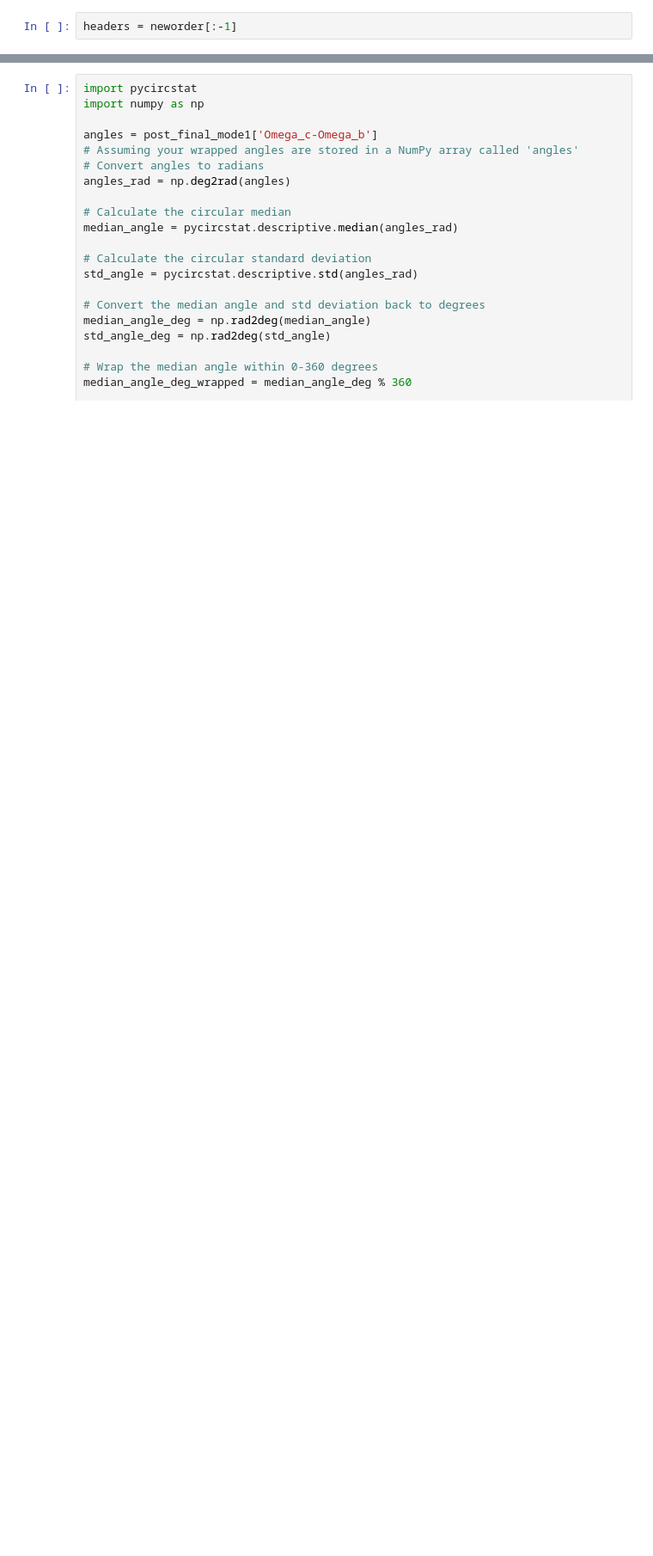
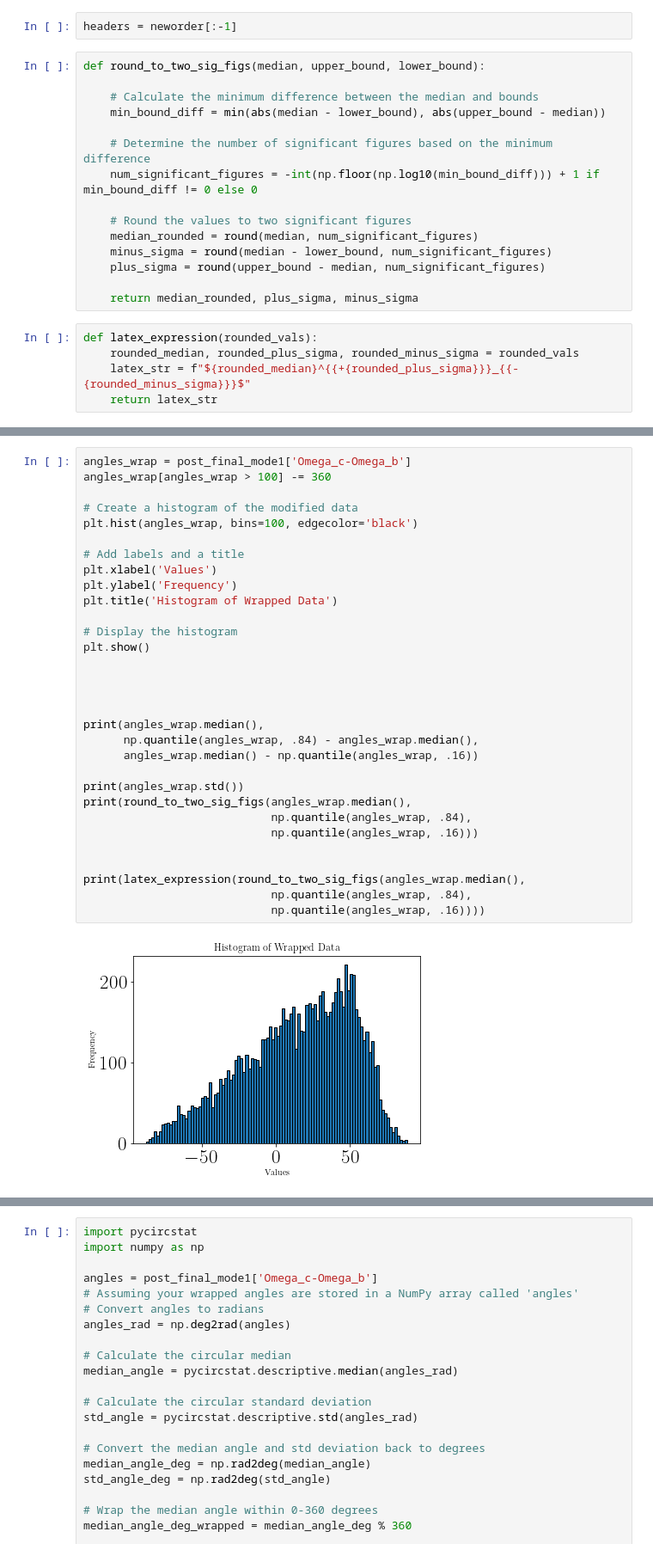
Before and after one commit to dyahalomi/Kepler1513, a Jupyter notebook: SWIFT_kepler1513_final/posterior/posteriors.ipynb, the cells around one changed output, grey strips where cells are left out. Shown at 86% size. Drawn from its saved outputs; the diff is of its cells as text; blank space fills up the shorter version.

Commit message:
update posterior notebook with 1-sigma quantiles

```diff
--- a/SWIFT_kepler1513_final/posterior/posteriors.ipynb
+++ b/SWIFT_kepler1513_final/posterior/posteriors.ipynb
@@ -201,5 +201,25 @@ WARNING:root:Pandas support in corner is deprecated; use ArviZ directly
 [figure]
 # %%
 headers = neworder[:-1]
+# %%
+def round_to_two_sig_figs(median, upper_bound, lower_bound):
+
+    # Calculate the minimum difference between the median and bounds
+    min_bound_diff = min(abs(median - lower_bound), abs(upper_bound - median))
+
+    # Determine the number of significant figures based on the minimum difference
+    num_significant_figures = -int(np.floor(np.log10(min_bound_diff))) + 1 if min_bound_diff != 0 else 0
+
+    # Round the values to two significant figures
+    median_rounded = round(median, num_significant_figures)
+    minus_sigma = round(median - lower_bound, num_significant_figures)
+    plus_sigma = round(upper_bound - median, num_significant_figures)
+
+    return median_rounded, plus_sigma, minus_sigma
+# %%
+def latex_expression(rounded_vals):
+    rounded_median, rounded_plus_sigma, rounded_minus_sigma = rounded_vals
+    latex_str = f"${rounded_median}^{{+{rounded_plus_sigma}}}_{{-{rounded_minus_sigma}}}$"
+    return latex_str
 # %%
 for label in headers:
@@ -226,0 +259,33 @@ Omega_c-Omega_b 51.26457658900999 140.53712148603648
+# %%
+angles_wrap = post_final_mode1['Omega_c-Omega_b']
+angles_wrap[angles_wrap > 100] -= 360
+
+# Create a histogram of the modified data
+plt.hist(angles_wrap, bins=100, edgecolor='black')
+
+# Add labels and a title
+plt.xlabel('Values')
+plt.ylabel('Frequency')
+plt.title('Histogram of Wrapped Data')
+
+# Display the histogram
+plt.show()
+
+
+
+
+print(angles_wrap.median(),
+      np.quantile(angles_wrap, .84) - angles_wrap.median(),
+      angles_wrap.median() - np.quantile(angles_wrap, .16))
+
+print(angles_wrap.std())
+print(round_to_two_sig_figs(angles_wrap.median(),
+                            np.quantile(angles_wrap, .84),
+                            np.quantile(angles_wrap, .16)))
+
+
+print(latex_expression(round_to_two_sig_figs(angles_wrap.median(),
+                            np.quantile(angles_wrap, .84),
+                            np.quantile(angles_wrap, .16))))
+# %% [output]
+[figure, added]
```
Also changed, not shown: parts of 7 cells of this notebook.
